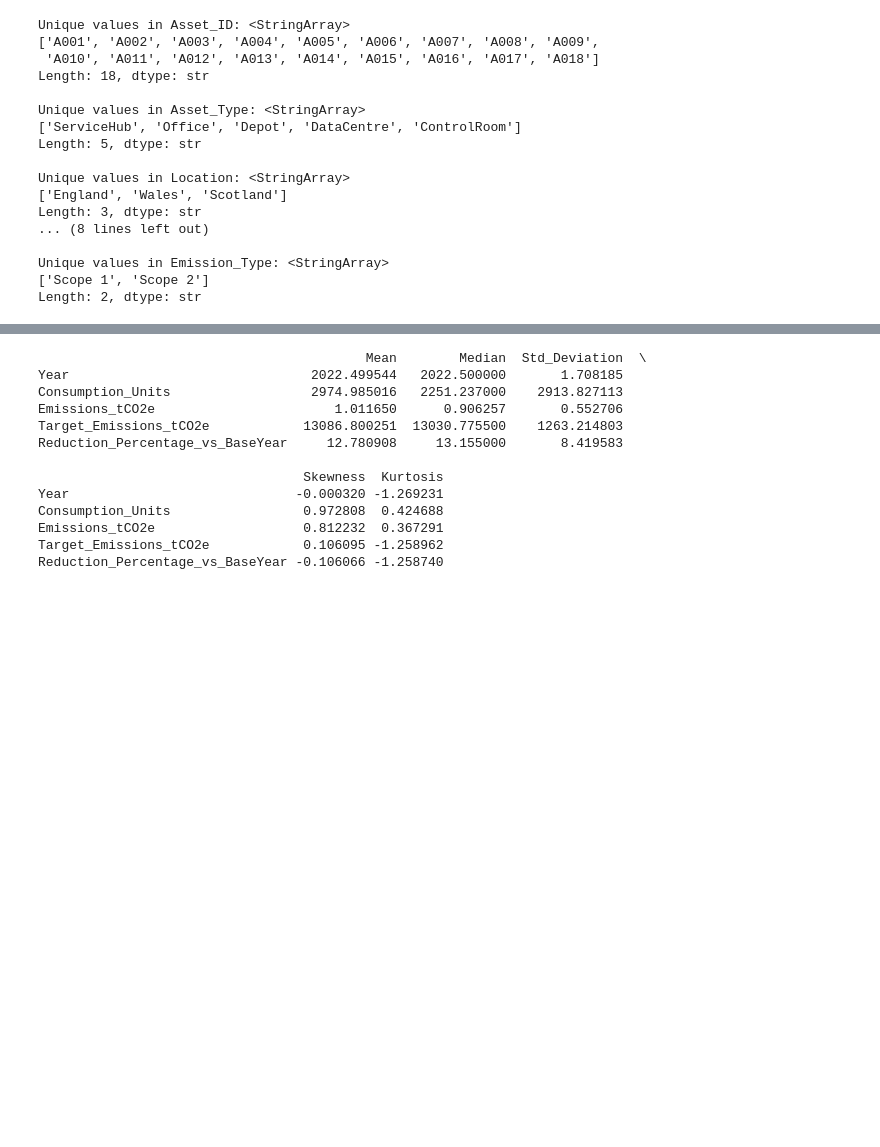
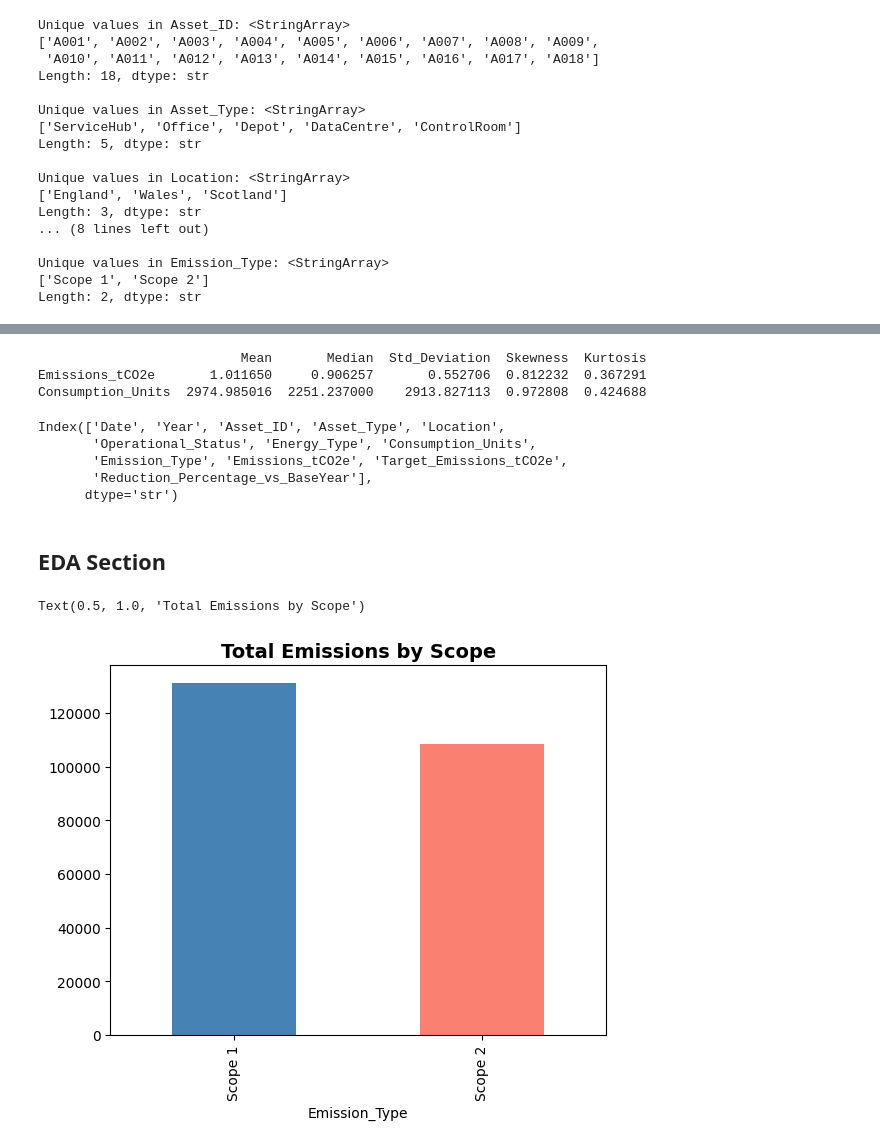
Before and after one commit to stephenogodo/Nexygen-Net-Zero-Project, a Jupyter notebook: Preprocess.ipynb, the cells around one changed output, grey strips where cells are left out. Drawn from its saved outputs; the diff is of its cells as text; code cells hidden in the pictures; blank space fills up the shorter version.

```diff
--- a/Preprocess.ipynb
+++ b/Preprocess.ipynb
@@ -110,30 +122,34 @@ for col in numeric_cols:
 # %%
-import pandas as pd
 
-# Select only numeric columns
-numeric_df = df.select_dtypes(include='numbers')
-
-# Calculate statistics
+# Calculate  basic statistics
 stats = pd.DataFrame({
-    'Mean': numeric_df.mean(),
-    'Median': numeric_df.median(),
-    'Std_Deviation': numeric_df.std(),
-    'Skewness': numeric_df.skew(),
-    'Kurtosis': numeric_df.kurtosis()
+    'Mean': numeric_cols.mean(),
+    'Median': numeric_cols.median(),
+    'Std_Deviation': numeric_cols.std(),
+    'Skewness': numeric_cols.skew(),
+    'Kurtosis': numeric_cols.kurtosis()
 })
 
 print(stats)
 # %% [output]
-                                          Mean        Median  Std_Deviation  \
-Year                               2022.499544   2022.500000       1.708185
-Consumption_Units                  2974.985016   2251.237000    2913.827113
-Emissions_tCO2e                       1.011650      0.906257       0.552706
-Target_Emissions_tCO2e            13086.800251  13030.775500    1263.214803
-Reduction_Percentage_vs_BaseYear     12.780908     13.155000       8.419583
-
-                                  Skewness  Kurtosis
-Year                             -0.000320 -1.269231
-Consumption_Units                 0.972808  0.424688
-Emissions_tCO2e                   0.812232  0.367291
-Target_Emissions_tCO2e            0.106095 -1.258962
-Reduction_Percentage_vs_BaseYear -0.106066 -1.258740
+                          Mean       Median  Std_Deviation  Skewness  Kurtosis
+Emissions_tCO2e       1.011650     0.906257       0.552706  0.812232  0.367291
+Consumption_Units  2974.985016  2251.237000    2913.827113  0.972808  0.424688
+# %%
+df.columns
+# %% [output]
+Index(['Date', 'Year', 'Asset_ID', 'Asset_Type', 'Location',
+       'Operational_Status', 'Energy_Type', 'Consumption_Units',
+       'Emission_Type', 'Emissions_tCO2e', 'Target_Emissions_tCO2e',
+       'Reduction_Percentage_vs_BaseYear'],
+      dtype='str')
+# %% [markdown]
+## EDA Section
+# %%
+emmission_by_scope = df.groupby("Emission_Type")["Emissions_tCO2e"].sum()
+# %%
+emmission_by_scope.plot(kind='bar', color=['steelblue', 'salmon', 'lightgreen'])
+plt.title('Total Emissions by Scope', fontsize=14, fontweight='bold')
+# %% [output]
+Text(0.5, 1.0, 'Total Emissions by Scope')
+[figure, added]
```
Also changed, not shown: parts of 42 cells of this notebook.
